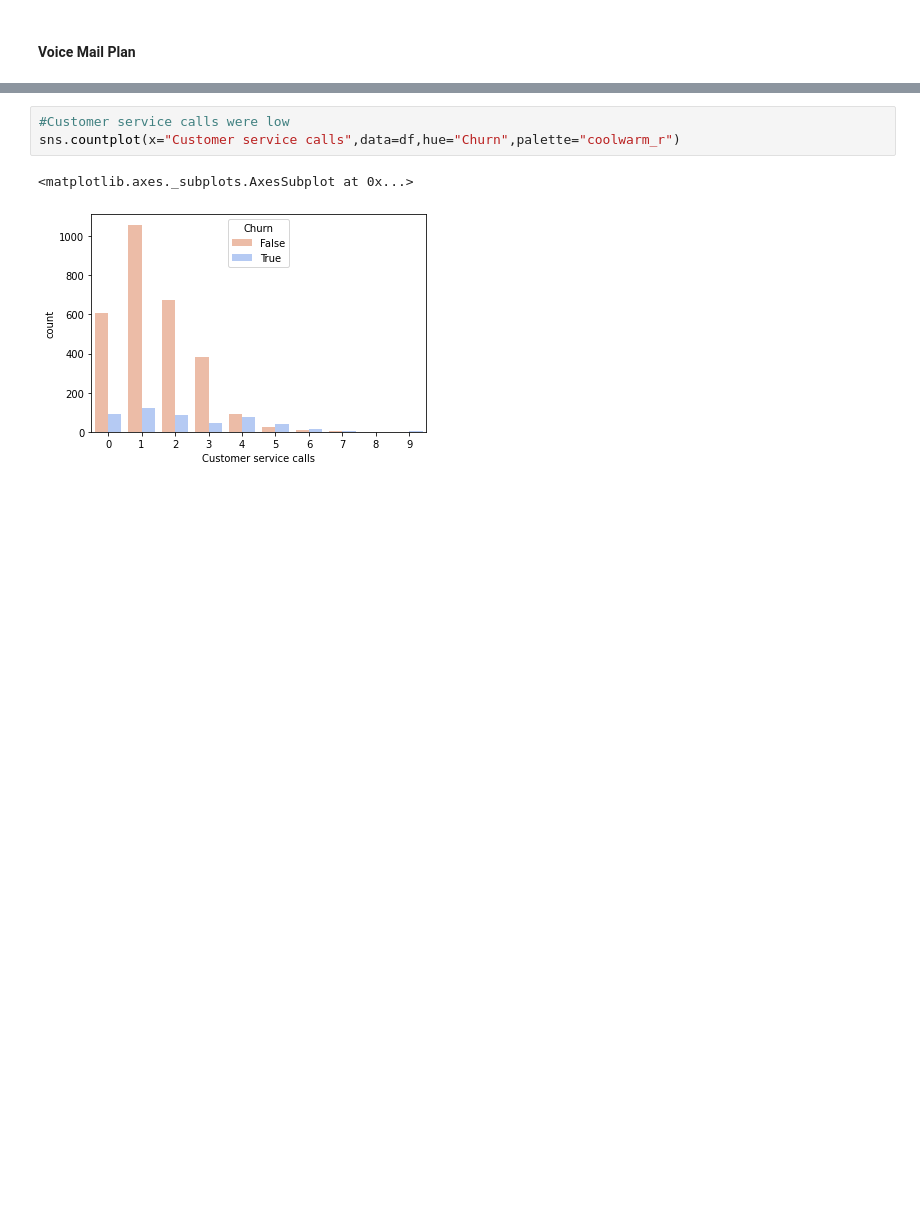
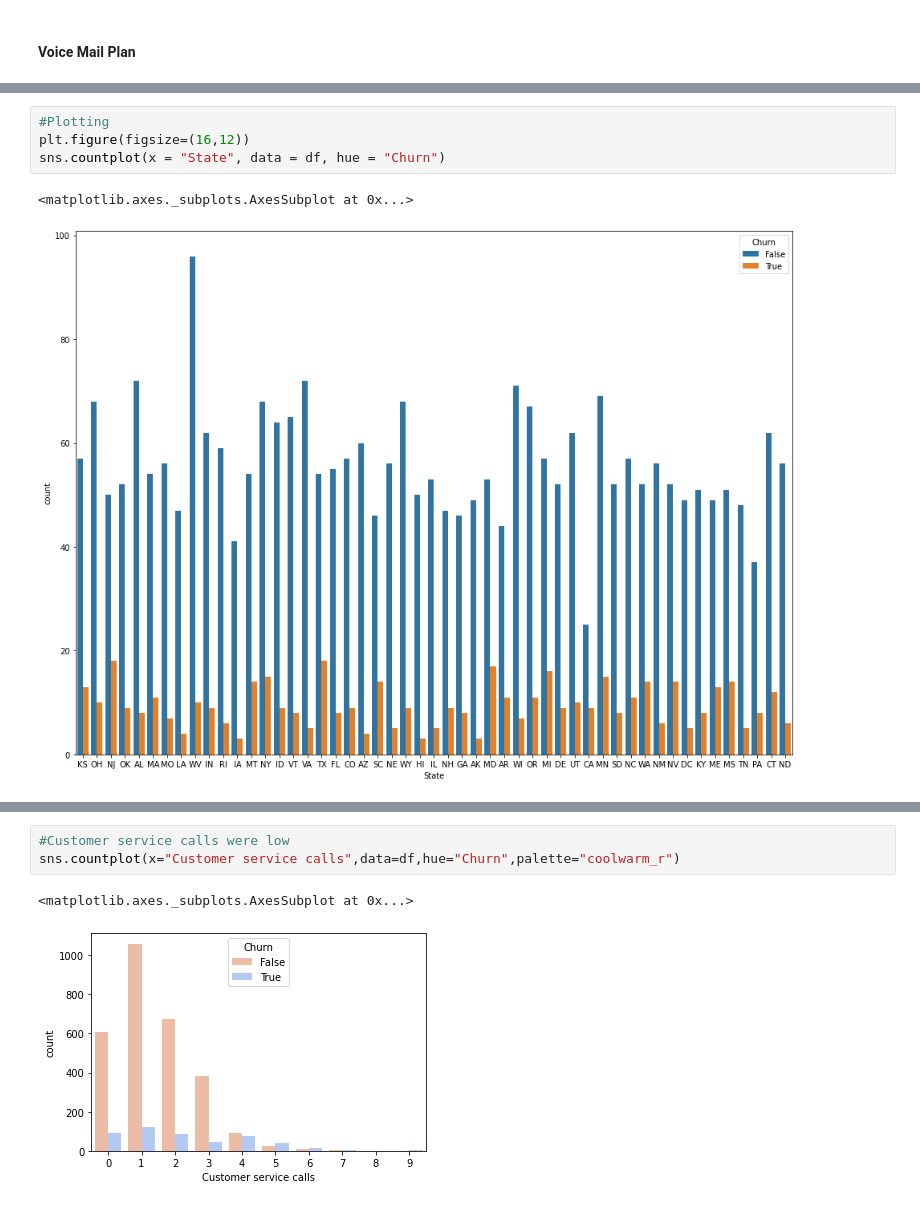
Before and after one commit to vithika-karan/Churn-Data-Analysis, a Jupyter notebook: Telecom_Churn_Analysis_Capstone_Project.ipynb, the cells around one changed output, grey strips where cells are left out. Cells and saved outputs as stored; diff of their text form; blank space fills up the shorter version.

```diff
--- a/Telecom_Churn_Analysis_Capstone_Project.ipynb
+++ b/Telecom_Churn_Analysis_Capstone_Project.ipynb
@@ -187,0 +259,7 @@ sns.countplot(x="Churn",data=df,hue="Voice mail plan",palette="coolwarm_r")
+# %%
+#Plotting
+plt.figure(figsize=(16,12))
+sns.countplot(x = "State", data = df, hue = "Churn")
+# %% [output]
+<matplotlib.axes._subplots.AxesSubplot at 0x...>
+[figure, added]
```
Also changed, not shown: parts of 28 cells of this notebook.
